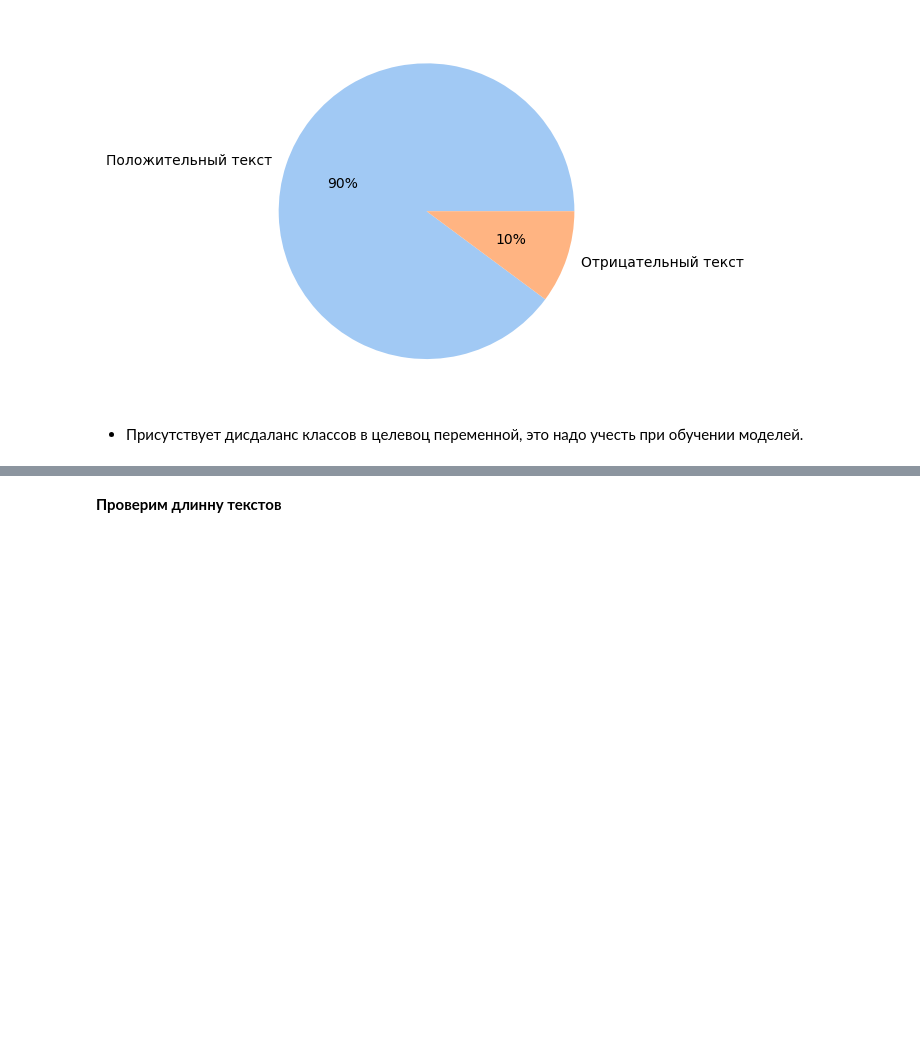
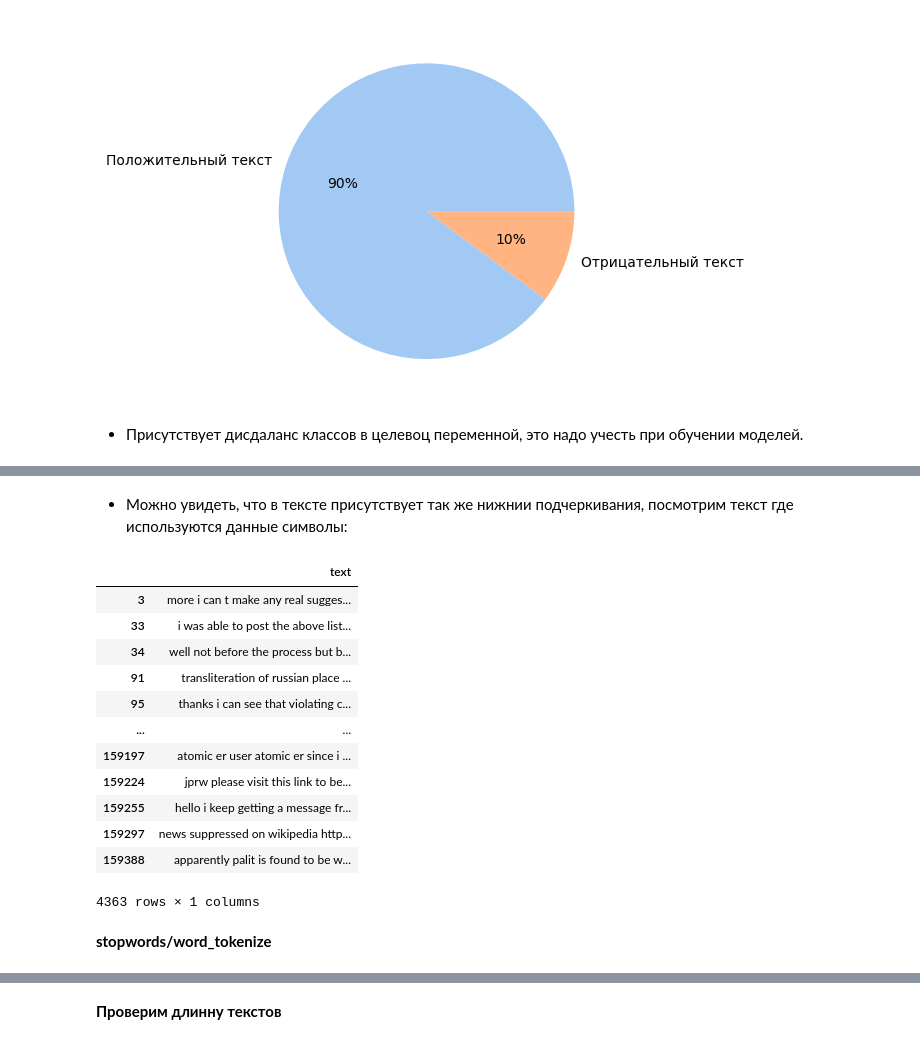
Before and after one commit to Denis-Mukhanov/toxic-comments, a Jupyter notebook: toxic_comments.ipynb, the cells around one changed output, grey strips where cells are left out. Cells and saved outputs as stored; diff of their text form; code cells hidden in the pictures; blank space fills up the shorter version.

```diff
--- a/toxic_comments.ipynb
+++ b/toxic_comments.ipynb
@@ -178,0 +215,4 @@ plt.show()
+# %%
+# настройка
+pd.set_option("display.max_colwidth", 500)
+display(df[df['char_count']==5000].sample(2))
@@ -179,3 +296,24 @@ plt.show()
+# %% [markdown]
+- Можно увидеть, что в тексте присутствует так же нижнии подчеркивания, посмотрим текст где используются данные символы:
+# %%
+pd.set_option("display.max_colwidth", 500)
+df[df.text.str.contains('_')][['text']]
+# %% [output]
+|  | text |
+| 3 | more i can t make any real sugges... |
+| 33 | i was able to post the above list... |
+| 34 | well not before the process but b... |
+| 91 | transliteration of russian place ... |
+| 95 | thanks i can see that violating c... |
+| ... | ... |
+| 159197 | atomic er user atomic er since i ... |
+| 159224 | jprw please visit this link to be... |
+| 159255 | hello i keep getting a message fr... |
+| 159297 | news suppressed on wikipedia http... |
+| 159388 | apparently palit is found to be w... |
+4363 rows × 1 columns
+# %% [markdown]
+__stopwords/word_tokenize__
 # %%
 import torch
 import transformers
```
Also changed, not shown: parts of 48 cells of this notebook.
